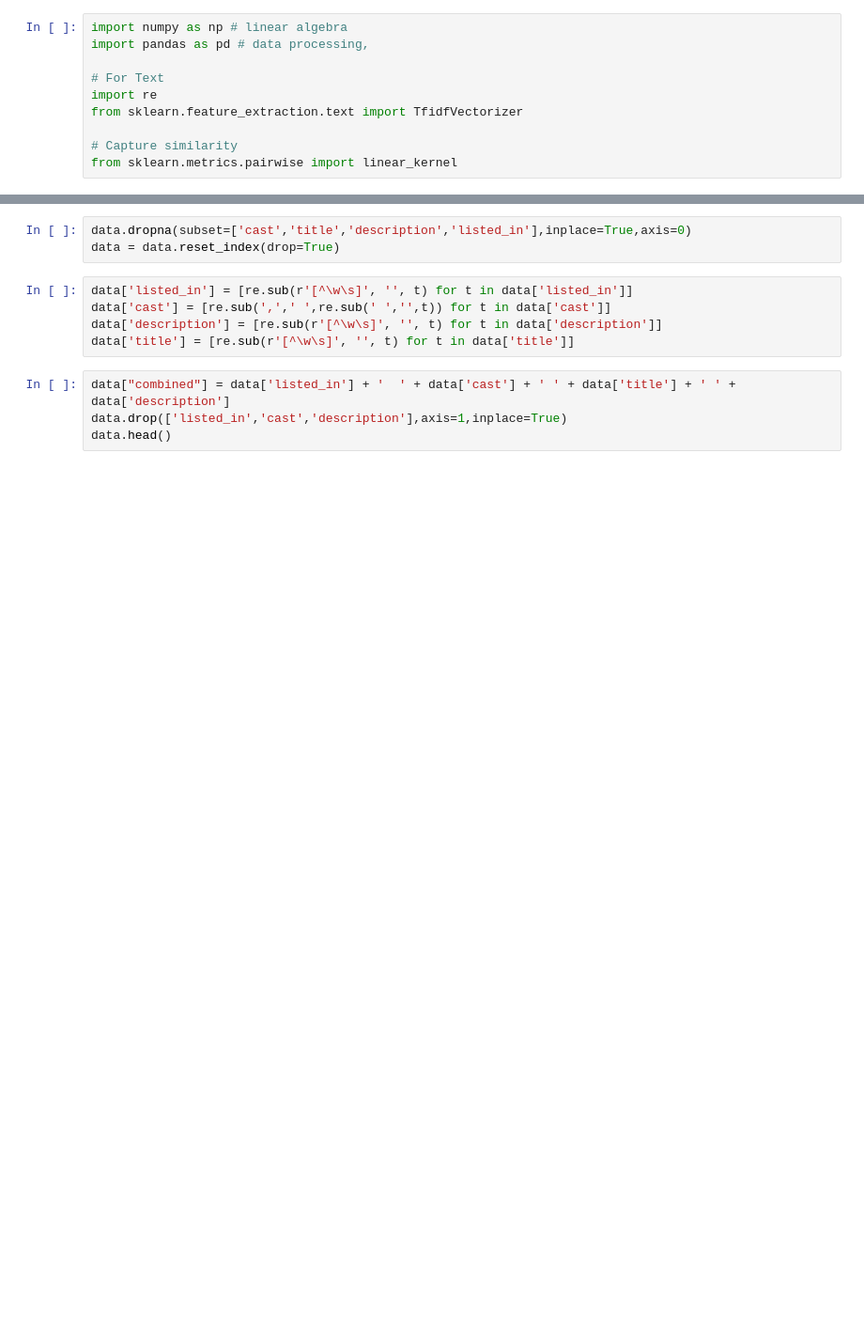
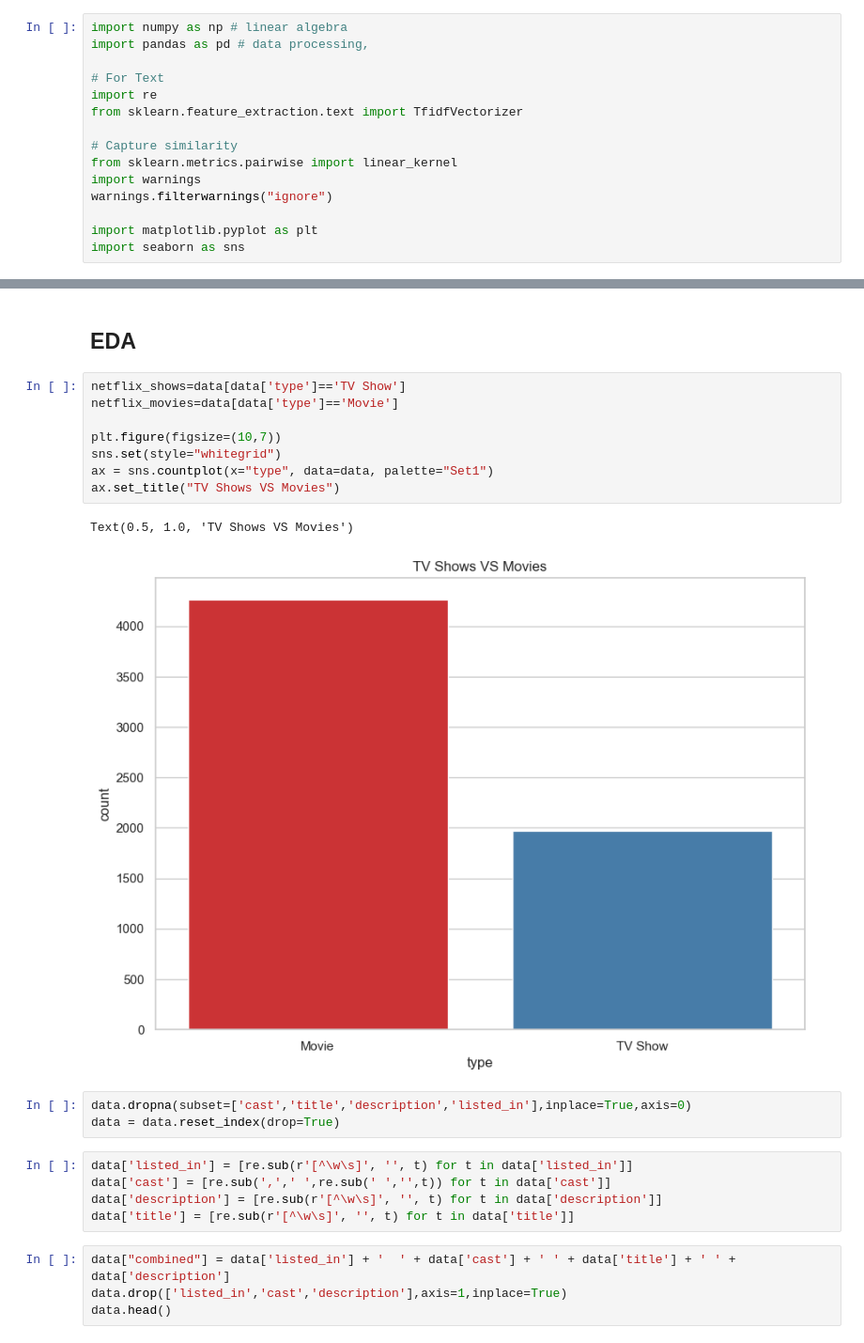
Before and after one commit to LuisBDev/Netflix-Content-Based-Recommendation-System, a Jupyter notebook: netflix_demo_cbrs.ipynb, the cells around one changed output, grey strips where cells are left out. Shown: that part at 94% size. Saved outputs shown, nothing was run; the diff lists cells and outputs as text; blank space fills up the shorter version.

Commit message:
Added a visualization to compare the count of TV Shows and Movies in the dataset using Seaborn's countplot.

```diff
--- a/netflix_demo_cbrs.ipynb
+++ b/netflix_demo_cbrs.ipynb
@@ -8,6 +8,11 @@ from sklearn.feature_extraction.text import TfidfVectorizer
 
 # Capture similarity
 from sklearn.metrics.pairwise import linear_kernel
+import warnings
+warnings.filterwarnings("ignore")
+
+import matplotlib.pyplot as plt
+import seaborn as sns
 # %%
 data = pd.read_csv("data/netflix_titles.csv")
 data.head()
@@ -18,6 +23,19 @@ data.head()
 | 2 | 70234439 | TV Show | Transformers Prime | NaN | Peter Cullen, Sumalee Montano, Fr... | United States | September 8, 2018 | 2013 | TV-Y7-FV | 1 Season | ... |
 | 3 | 80058654 | TV Show | Transformers: Robots in Disguise | NaN | Will Friedle, Darren Criss, Const... | United States | September 8, 2018 | 2016 | TV-Y7 | 1 Season | ... |
 | 4 | 80125979 | Movie | #realityhigh | Fernando Lebrija | Nesta Cooper, Kate Walsh, John Mi... | United States | September 8, 2017 | 2017 | TV-14 | 99 min | ... |
+# %% [markdown]
+## EDA
+# %%
+netflix_shows=data[data['type']=='TV Show']
+netflix_movies=data[data['type']=='Movie']
+
+plt.figure(figsize=(10,7))
+sns.set(style="whitegrid")
+ax = sns.countplot(x="type", data=data, palette="Set1")
+ax.set_title("TV Shows VS Movies")
+# %% [output]
+Text(0.5, 1.0, 'TV Shows VS Movies')
+[figure, added]
 # %%
 data.dropna(subset=['cast','title','description','listed_in'],inplace=True,axis=0)
 data = data.reset_index(drop=True)
```
Also changed, not shown: parts of 2 cells of this notebook.
